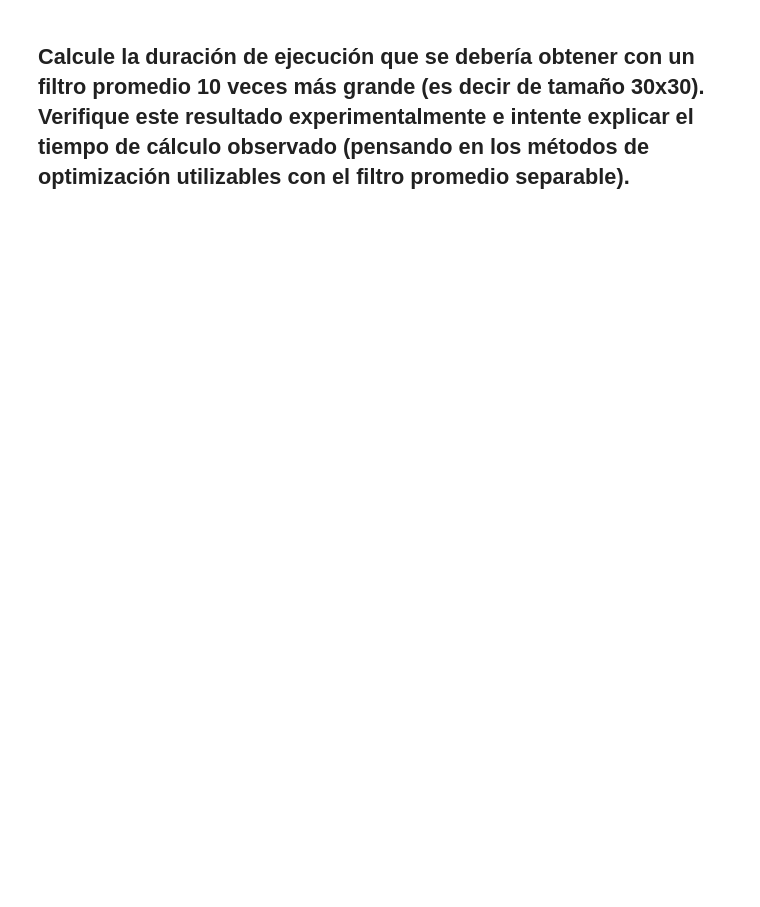
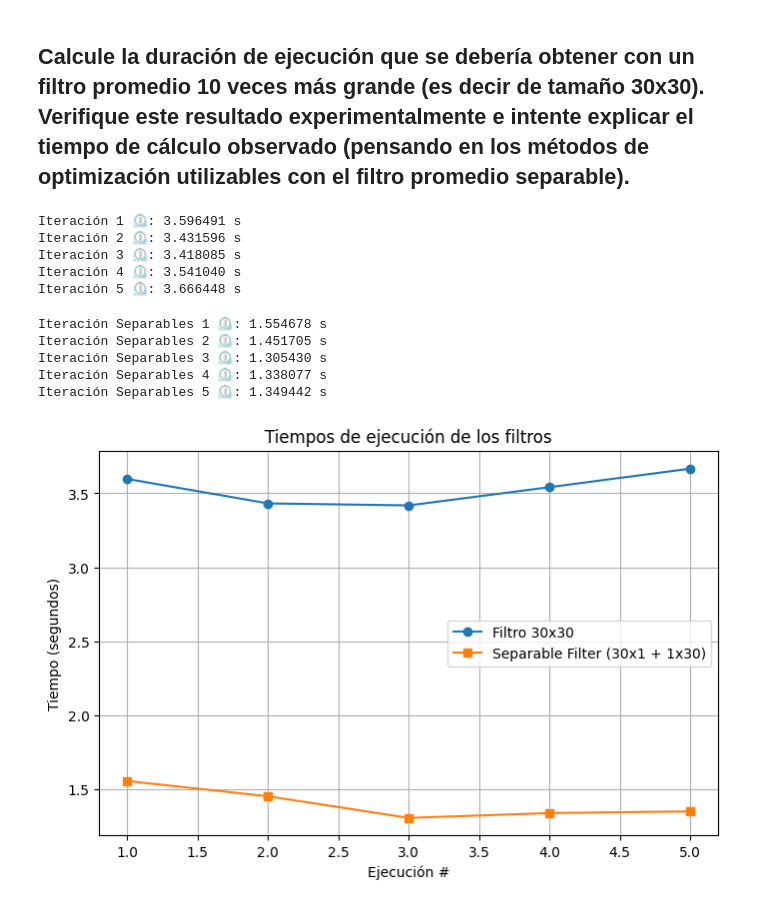
Before and after one commit to pukinidev/TalleresImagenes, a Jupyter notebook: Taller4/2. Filtros lineales separables.ipynb, the cells around one changed output. Drawn from its saved outputs; the diff is of its cells as text; code cells hidden in the pictures; blank space fills up the shorter version.

Commit message:
termiando filtros lineales separables

```diff
--- a/Taller4/2. Filtros lineales separables.ipynb
+++ b/Taller4/2. Filtros lineales separables.ipynb
@@ -82,3 +144,53 @@ Diferencia entre las imágenes: 25443
 # %% [markdown]
 
 ## Calcule la duración de ejecución que se debería obtener con un filtro promedio 10 veces más grande (es decir de tamaño 30x30). Verifique este resultado experimentalmente e intente explicar el tiempo de cálculo observado (pensando en los métodos de optimización utilizables con el filtro promedio separable).
+# %%
+imagen = cv2.imread('images/meb.png', cv2.IMREAD_GRAYSCALE)
+X = 2048
+Y = 2048
+imagen_r = cv2.resize(imagen, (X,Y), interpolation=cv2.INTER_NEAREST)
+# %%
+kernel_30x30 = np.ones((30, 30), np.float32) / (30 * 30)
+num_iter = 5
+tiempos_30x30 = []
+
+for i in range(num_iter):
+    start_time = cv2.getTickCount()
+    res30x30 = convolve(imagen_r, kernel_30x30,  mode='constant', cval=0)
+    time = (cv2.getTickCount() - start_time) / cv2.getTickFrequency()
+    tiempos_30x30.append(time)
+    print(f'Iteración {i+1} ⏲️: {time:.6f} s')
+# %% [output]
+Iteración 1 ⏲️: 3.596491 s
+Iteración 2 ⏲️: 3.431596 s
+Iteración 3 ⏲️: 3.418085 s
+Iteración 4 ⏲️: 3.541040 s
+Iteración 5 ⏲️: 3.666448 s
+# %%
+tiempos_separable = []
+kernel1x30 = np.ones((1, 30), dtype=np.float32) / 30
+for i in range(num_iter):
+    start_time = cv2.getTickCount()
+    avg = mean(imagen_r, footprint_rectangle((30,1)))
+    res30x30_separable = convolve(avg, kernel1x30,  mode='constant', cval=0)
+    time = (cv2.getTickCount() - start_time) / cv2.getTickFrequency()
+    tiempos_separable.append(time)
+    print(f'Iteración Separables {i+1} ⏲️: {time:.6f} s')
+# %% [output]
+Iteración Separables 1 ⏲️: 1.554678 s
+Iteración Separables 2 ⏲️: 1.451705 s
+Iteración Separables 3 ⏲️: 1.305430 s
+Iteración Separables 4 ⏲️: 1.338077 s
+Iteración Separables 5 ⏲️: 1.349442 s
+# %%
+plt.figure(figsize=(8,5))
+plt.plot(iterations, tiempos_30x30, marker='o', linestyle='-', label='Filtro 30x30')
+plt.plot(iterations, tiempos_separable, marker='s', linestyle='-', label='Separable Filter (30x1 + 1x30)')
+plt.xlabel("Ejecución #")
+plt.ylabel("Tiempo (segundos)")
+plt.title("Tiempos de ejecución de los filtros")
+plt.legend()
+plt.grid(True)
+plt.show()
+# %% [output]
+[figure, added]
```
Also changed, not shown: parts of 7 cells of this notebook.
